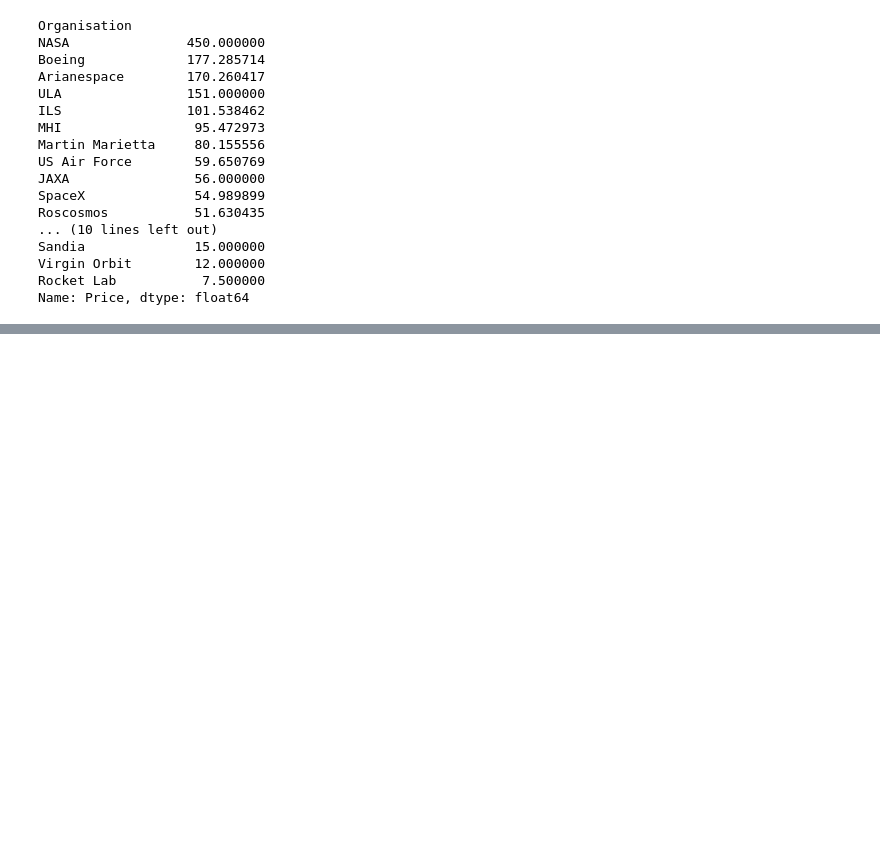
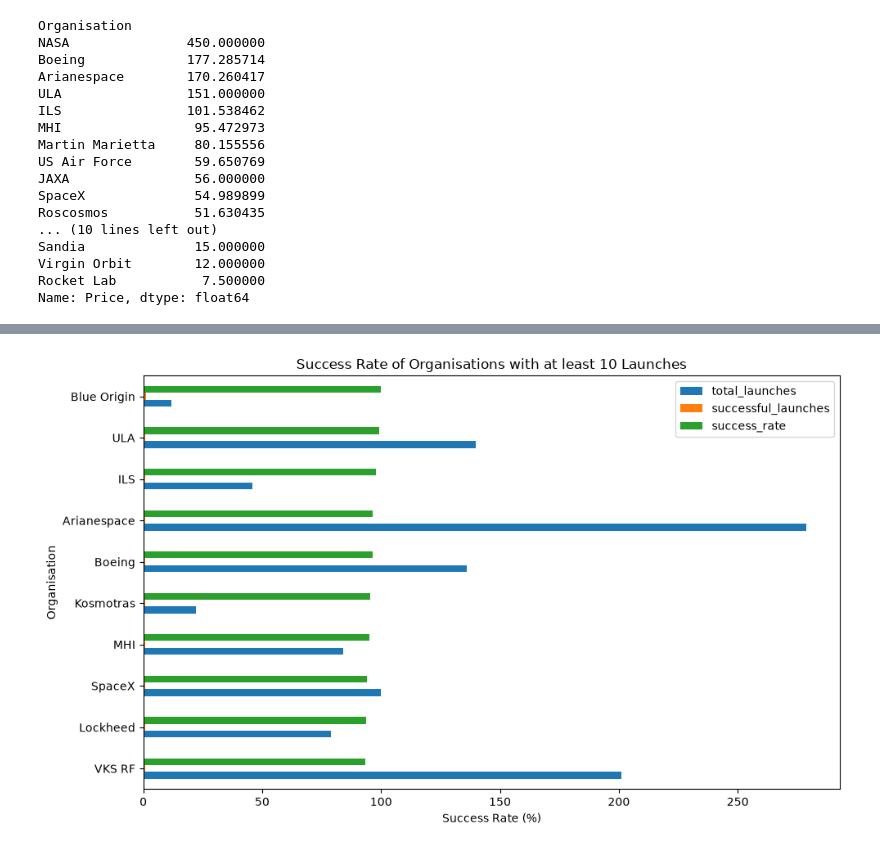
Before and after one commit to Zyphra-pixel/space_mission_launch_analysis, a Jupyter notebook: python_libraries/mission_launch.ipynb, the cells around one changed output, grey strips where cells are left out. Saved outputs shown, nothing was run; the diff lists cells and outputs as text; code cells hidden in the pictures; blank space fills up the shorter version.

```diff
--- a/python_libraries/mission_launch.ipynb
+++ b/python_libraries/mission_launch.ipynb
@@ -179,6 +256,15 @@ status_diff_cost
 # %%
 # Which organisations have the best success rate
-df['is_success'] = df['Mission_Status'] == 'Success'
-success_rate = df.groupby('Organisation')['is_success'].mean() * 100
-success_rate
+org_stats = df.groupby('Organisation').agg(
+    total_launches=('Mission_Status', 'count'),
+    successful_launches=('is_success','mean')
+)
+
+org_stats['success_rate'] = org_stats['successful_launches'] * 100
+
+org_stats = org_stats[org_stats['total_launches'] >= 10]
+
+org_stats = org_stats.sort_values(by='success_rate', ascending=False)
+
+org_stats
 # %% [output]
@@ -201,0 +289,14 @@ Name: is_success, dtype: float64
+# %%
+# Plotting the success rate of organisations with at least 10 launches
+org_stats.head(10).sort_values(by='success_rate', ascending=True).plot(
+    kind='barh',
+    figsize=(10, 6)
+)
+
+plt.title('Success Rate of Organisations with at least 10 Launches')
+plt.xlabel('Success Rate (%)')
+plt.ylabel('Organisation')
+plt.tight_layout()
+plt.show()
+# %% [output]
+[figure, added]
```
Also changed, not shown: parts of 19 cells of this notebook.
